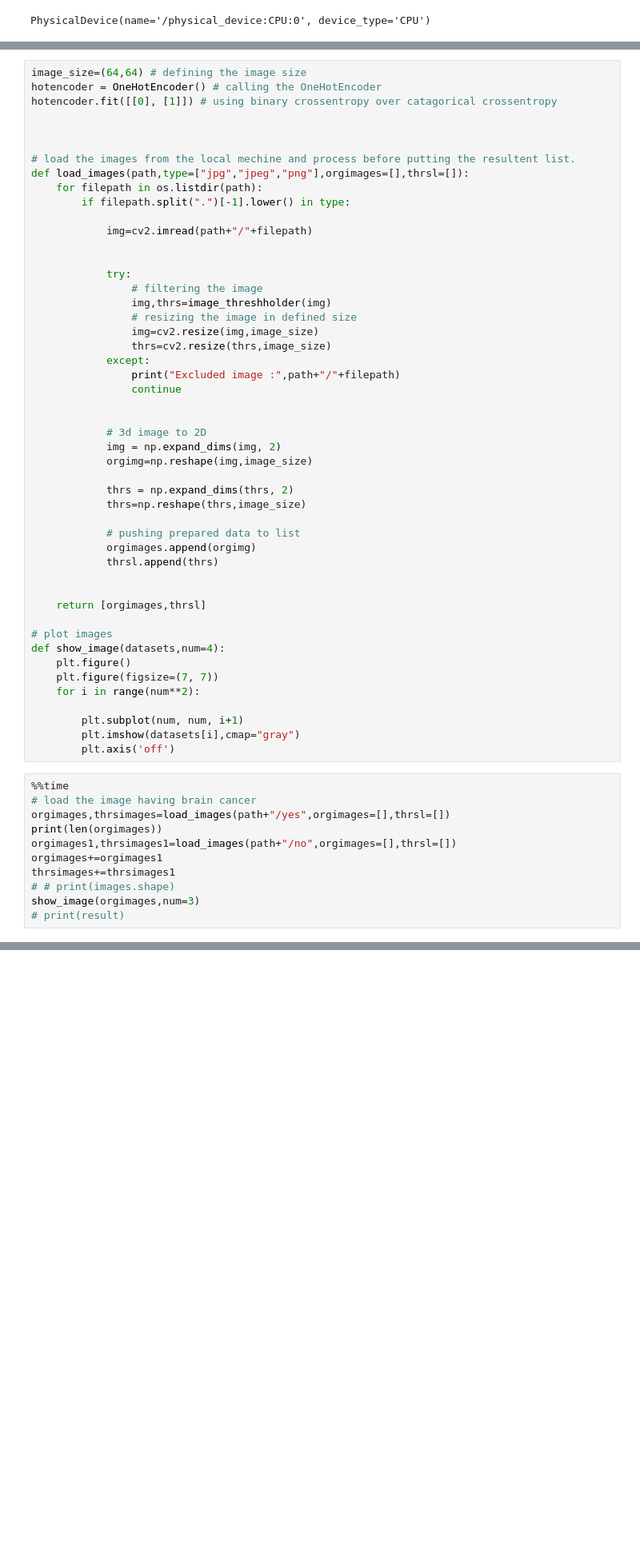
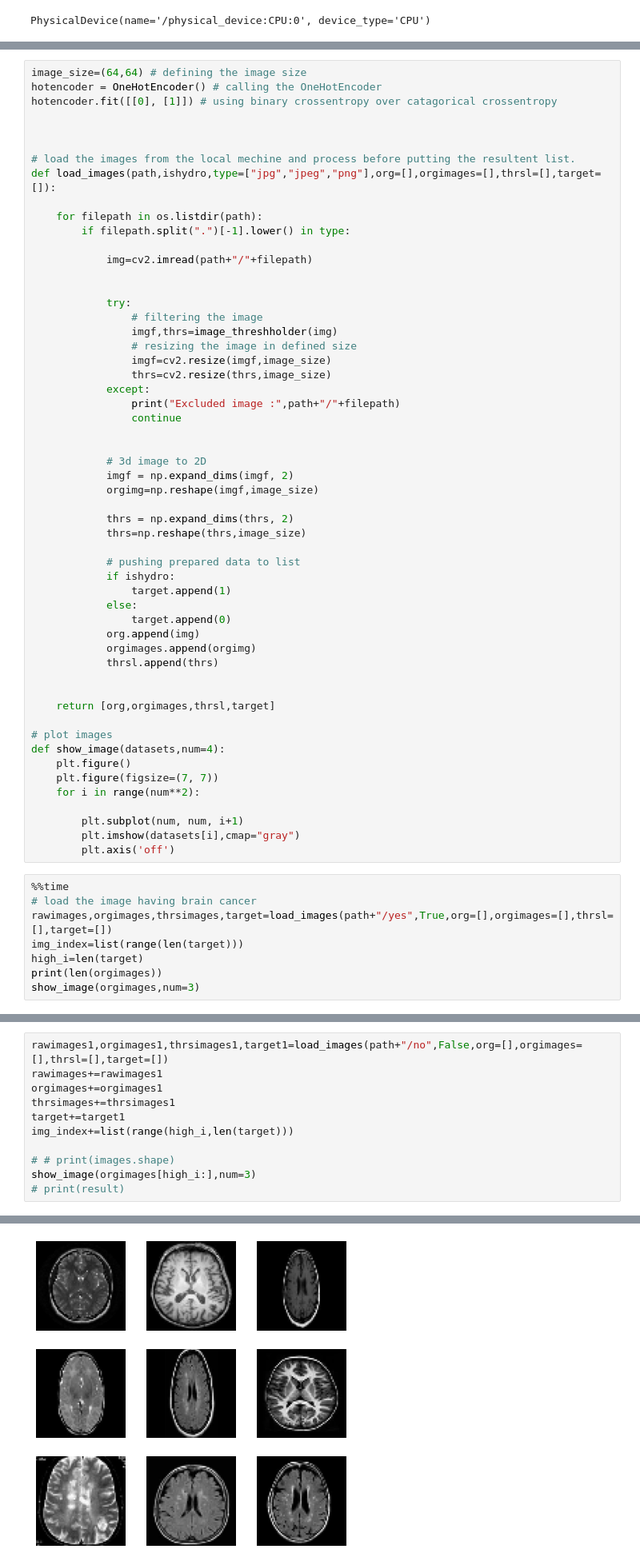
Before and after one commit to tirtharajsinha/Autoencoder_for_image_compression, a Jupyter notebook: Autoencoder.V.2 for image compression using Deep learning.ipynb, the cells around one changed output, grey strips where cells are left out. Shown at 80% size. Cells and saved outputs as stored; diff of their text form; blank space fills up the shorter version.

```diff
--- a/Autoencoder.V.2 for image compression using Deep learning.ipynb
+++ b/Autoencoder.V.2 for image compression using Deep learning.ipynb
@@ -214,7 +215,8 @@ hotencoder.fit([[0], [1]]) # using binary crossentropy over catagorical crossent
 
 
 # load the images from the local mechine and process before putting the resultent list.
-def load_images(path,type=["jpg","jpeg","png"],orgimages=[],thrsl=[]):
+def load_images(path,ishydro,type=["jpg","jpeg","png"],org=[],orgimages=[],thrsl=[],target=[]):
+
     for filepath in os.listdir(path):
         if filepath.split(".")[-1].lower() in type:
 
@@ -223,9 +225,9 @@ def load_images(path,type=["jpg","jpeg","png"],orgimages=[],thrsl=[]):
 
             try:
                 # filtering the image
-                img,thrs=image_threshholder(img)
+                imgf,thrs=image_threshholder(img)
                 # resizing the image in defined size
-                img=cv2.resize(img,image_size)
+                imgf=cv2.resize(imgf,image_size)
                 thrs=cv2.resize(thrs,image_size)
             except:
                 print("Excluded image :",path+"/"+filepath)
@@ -233,18 +235,23 @@ def load_images(path,type=["jpg","jpeg","png"],orgimages=[],thrsl=[]):
 
 
             # 3d image to 2D
-            img = np.expand_dims(img, 2)
-            orgimg=np.reshape(img,image_size)
+            imgf = np.expand_dims(imgf, 2)
+            orgimg=np.reshape(imgf,image_size)
 
             thrs = np.expand_dims(thrs, 2)
             thrs=np.reshape(thrs,image_size)
 
             # pushing prepared data to list
+            if ishydro:
+                target.append(1)
+            else:
+                target.append(0)
+            org.append(img)
             orgimages.append(orgimg)
             thrsl.append(thrs)
 
 
-    return [orgimages,thrsl]
+    return [org,orgimages,thrsl,target]
 
 # plot images
 def show_image(datasets,num=4):
@@ -258,14 +265,11 @@ def show_image(datasets,num=4):
 # %%
 %%time
 # load the image having brain cancer
-orgimages,thrsimages=load_images(path+"/yes",orgimages=[],thrsl=[])
+rawimages,orgimages,thrsimages,target=load_images(path+"/yes",True,org=[],orgimages=[],thrsl=[],target=[])
+img_index=list(range(len(target)))
+high_i=len(target)
 print(len(orgimages))
-orgimages1,thrsimages1=load_images(path+"/no",orgimages=[],thrsl=[])
-orgimages+=orgimages1
-thrsimages+=thrsimages1
-# # print(images.shape)
 show_image(orgimages,num=3)
-# print(result)
 # %% [output]
 Excluded image : DATASET/yes/46.jpg
 Excluded image : DATASET/yes/58.jpg
@@ -274,2 +278,14 @@ Wall time: 1.08 s
 <Figure size 432x288 with 0 Axes>
 [figure]
+# %%
+rawimages1,orgimages1,thrsimages1,target1=load_images(path+"/no",False,org=[],orgimages=[],thrsl=[],target=[])
+rawimages+=rawimages1
+orgimages+=orgimages1
+thrsimages+=thrsimages1
+target+=target1
+img_index+=list(range(high_i,len(target)))
+
+# # print(images.shape)
+show_image(orgimages[high_i:],num=3)
+# print(result)
+# %% [output]
@@ -276,2 +293,3 @@ Wall time: 1.08 s
+[figure, added]
 # %%
 # checking the dimention of the processed data
```
Also changed, not shown: parts of 22 cells of this notebook, 9 other files.
